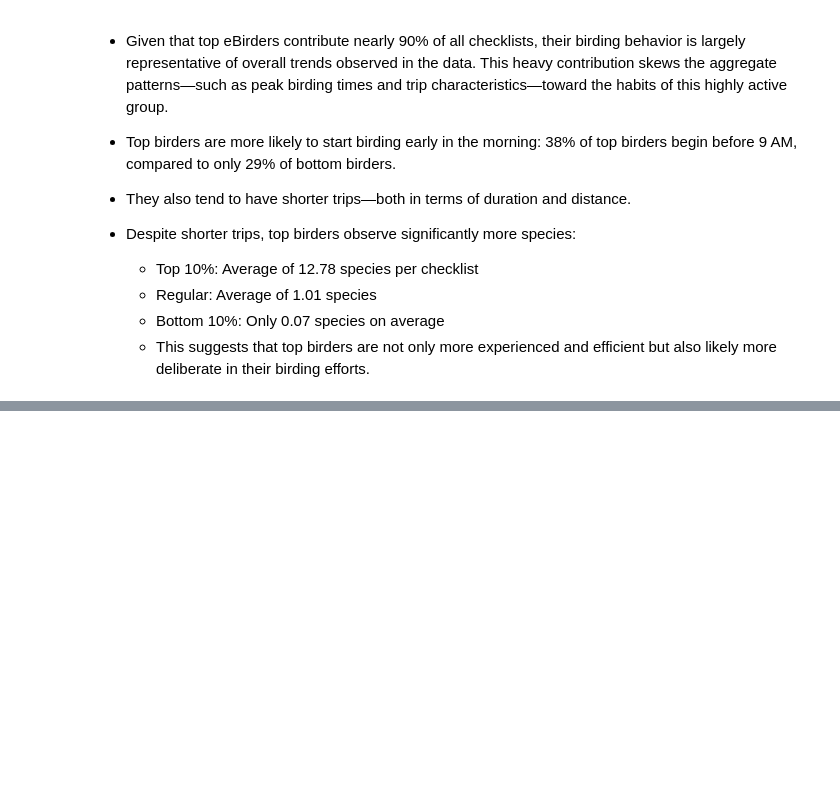
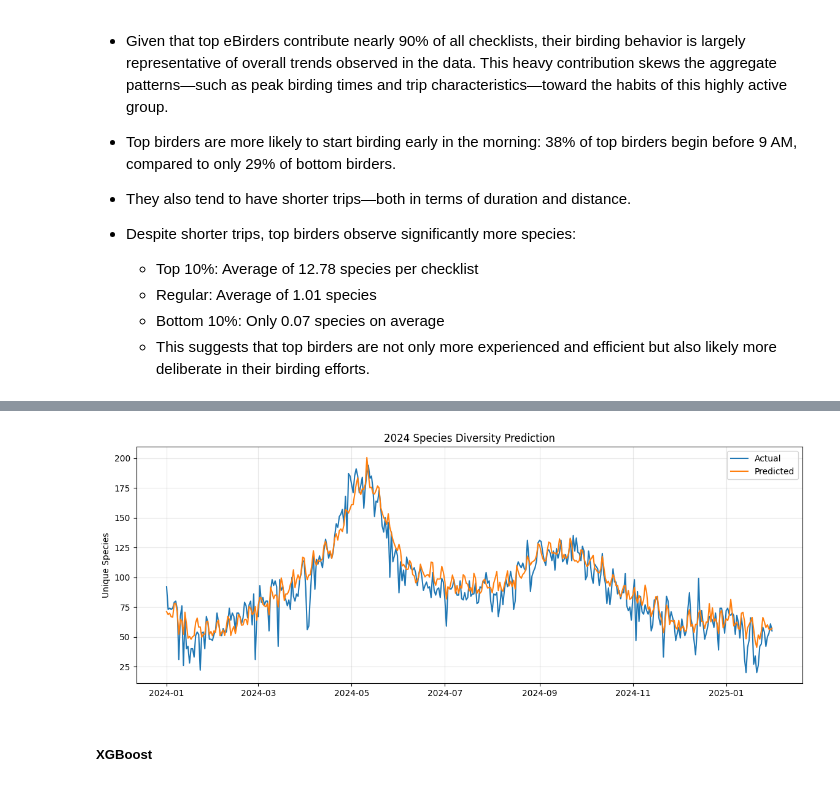
Before and after one commit to silviaaaaaa66/ebird, a Jupyter notebook: eBird_analysis_Dane_County_15-25.ipynb, the cells around one changed output, grey strips where cells are left out. Drawn from its saved outputs; the diff is of its cells as text; code cells hidden in the pictures; blank space fills up the shorter version.

```diff
--- a/eBird_EDA_Dane_County_15-25.ipynb
+++ b/eBird_analysis_Dane_County_15-25.ipynb
@@ -1119,0 +1292,7 @@ If we categorize eBirders based on the number of checklists submitted into top 1
+# %%
+# remove feature with near 0 correlation
+features = [
+    'tmean (degrees F)', 'tmin (degrees F)', 'tmax (degrees F)',
+    'pct_am_observations', 'pct_under_1hr', 'pct_over_3_2hr', 'pct_under_2km', 'pct_over_2km',
+    'is_global_big_day', 'year', 'day_of_week'
+]
@@ -1119,0 +1381,15 @@ If we categorize eBirders based on the number of checklists submitted into top 1
+# %%
+# 2. Train Prophet Model
+# Initialize model with holidays (optional)
+model_prophet = Prophet(
+    yearly_seasonality=True,
+    holidays=global_big_days,  # DataFrame with holiday dates if available
+    seasonality_mode='additive'
+)
+
+# Add regressors
+for feature in features:
+    model_prophet.add_regressor(feature)
+
+# Fit model
+model_prophet.fit(prophet_data)
@@ -1119,0 +1400,26 @@ If we categorize eBirders based on the number of checklists submitted into top 1
+# %%
+# 3. Create future dataframe with regressors
+future = model_prophet.make_future_dataframe(periods=len(test))
+future = future.merge(
+    pd.concat([train, test])[['OBSERVATION DATE'] + features],
+    left_on='ds',
+    right_on='OBSERVATION DATE'
+)
+
+# Generate forecasts
+forecast = model_prophet.predict(future)
+prophet_pred = forecast.tail(len(test))['yhat']
+# %%
+# 4. Time Series Plot with Predictions
+plt.figure(figsize=(14, 5))
+plt.plot(test['OBSERVATION DATE'], y_test, label='Actual')
+plt.plot(test['OBSERVATION DATE'], prophet_pred, label='Predicted')
+plt.title('2024 Species Diversity Prediction')
+plt.ylabel('Unique Species')
+plt.legend()
+plt.grid(alpha=0.3)
+plt.show()
+# %% [output]
+[figure, added]
+# %% [markdown]
+##### XGBoost
```
Also changed, not shown: parts of 27 cells of this notebook.
